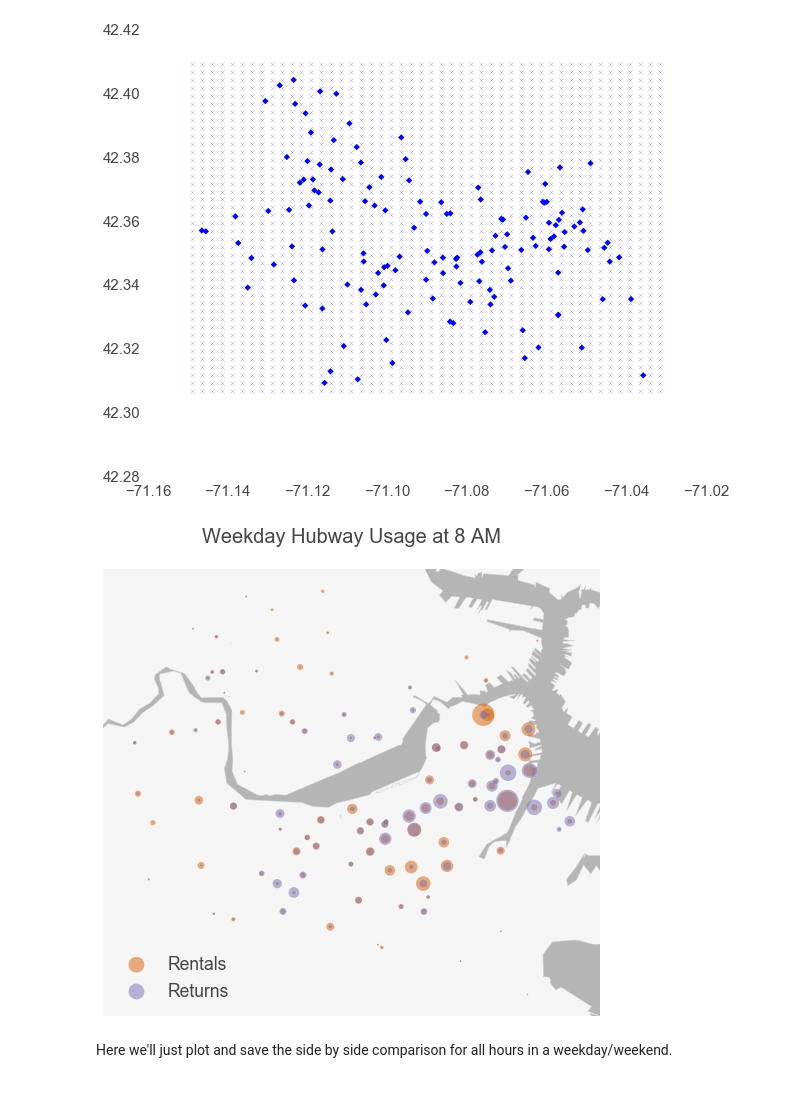
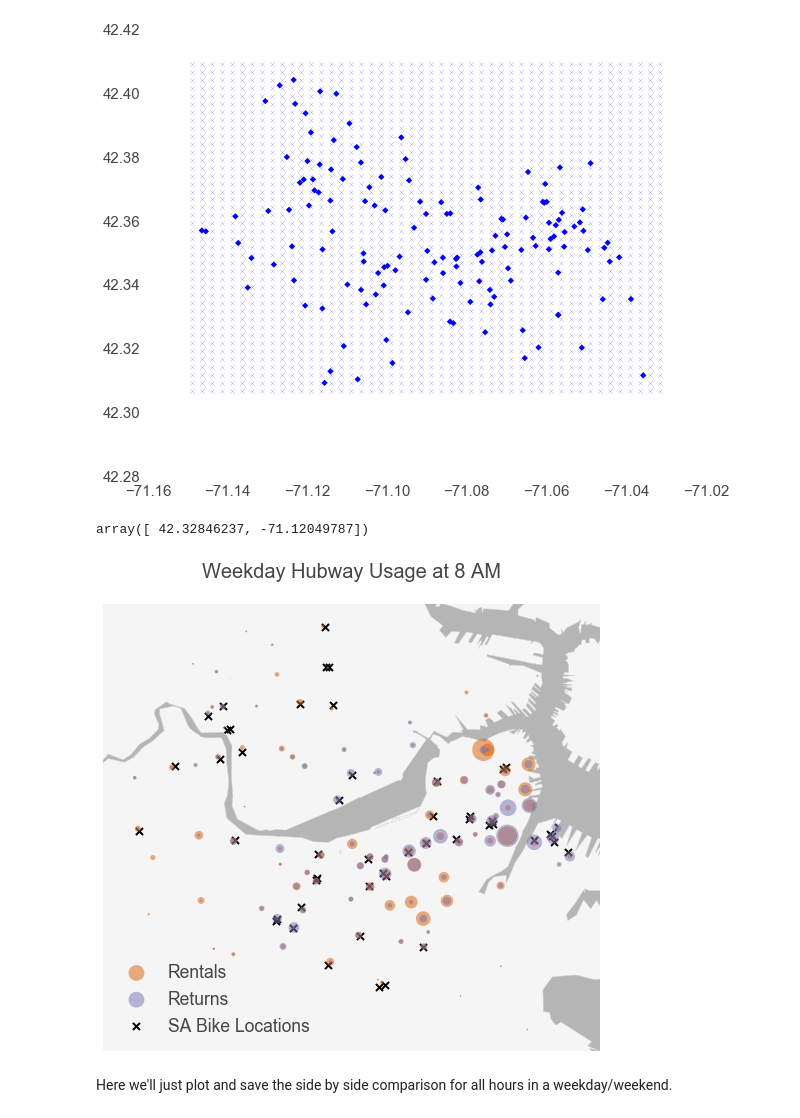
Before and after one commit to am207Hubway/final_project, a Jupyter notebook: Initial Data Exploration.ipynb, the cells around one changed output. Cells and saved outputs as stored; diff of their text form; code cells hidden in the pictures.

Commit message:
Finished the analysis, time for a poster+video+paper

```diff
--- a/Initial Data Exploration.ipynb
+++ b/Initial Data Exploration.ipynb
@@ -144,8 +144,12 @@ plt.scatter(stn_lons,stn_lats,marker='D')
 plt.show()
 # %% [output]
 [figure]
+# %%
+stations_df.loc[stations_df.id==3][['lat','lng']].values[0]+np.random.uniform(-0.025,0.025,size=2)
+# %% [output]
+array([ 42.32846237, -71.12049787])
 # %%
-def stationmap(weekday, hour, filedir=None, savefig=False):
+def stationmap(weekday, hour, filedir=None, savefig=False, plot_seed = False):
 
     time_title = str(hour)+" AM" if hour < 12 else str(hour)+" PM" if hour == 12 else str(hour%12)+" PM"
     img_num = str(hour+1)
@@ -203,18 +207,28 @@ def stationmap(weekday, hour, filedir=None, savefig=False):
 
     #plot trip departures using scaled circles at the station locations
     m.scatter( xin, yin,  c=dark_colors[3], s=tripsin, marker='o', zorder = 2, alpha=0.5,label="Returns")
+
+    if plot_seed: # Plot the SA solved seed bikes.
+        stn_st_ids = [3, 7, 8, 9, 11, 11, 12, 13, 14, 17, 18, 21, 21, 24, 24, 24, 27, 31, 33, 35, 35, 35, 36, 45, 45, 46, 47, 47, 49, 50, 52, 54, 54, 56, 56, 58, 60, 64, 67, 70, 74, 77, 78, 78, 80, 87, 88, 95, 97, 97]
+        seed_locs = np.empty((len(stn_st_ids),2))
+        for i_st in xrange(len(stn_st_ids)):
+            seed_locs[i_st,:] = stations_df.loc[stations_df.id==stn_st_ids[i_st]][['lat','lng']].values[0]+np.random.uniform(-0.00075,0.00075,size=2)
+        x_st, y_st = m(seed_locs[:,1],seed_locs[:,0])
+        m.scatter(x_st, y_st,s=50,marker='x',color='black',lw=2,label="SA Bike Locations")
+
+
     plt.legend(loc=3)
-    plt.title('Weekend Hubway Usage at ' + time_title + '\n')
+    plt.title('Weekday Hubway Usage at ' + time_title + '\n')
 
     if savefig:
-        return plt.savefig(filedir+'/figure' + img_num)
+        return plt.savefig(filedir+'/PosterMap' + img_num)
     else:
         return plt.show()
 # %%
 #call function to map stations
-stationmap(weekdaystations, 8)
+stationmap(weekdaystations, 8,filedir='Images',savefig=True,plot_seed=True)
 # %% [output]
-[figure, old version]
+[figure, new version]
 # %% [markdown]
 Here we'll just plot and save the side by side comparison for all hours in a weekday/weekend.
 # %%
```
